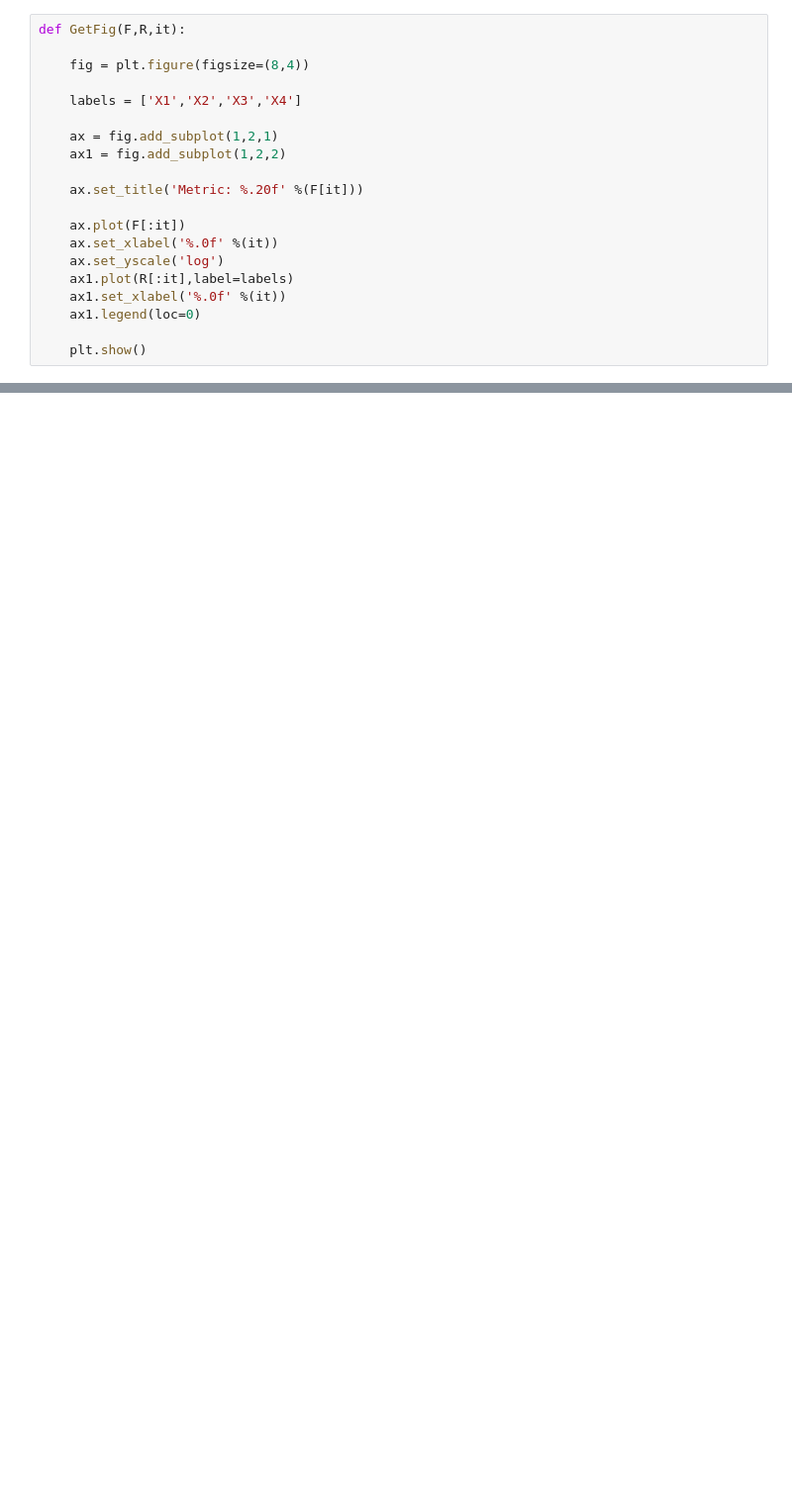
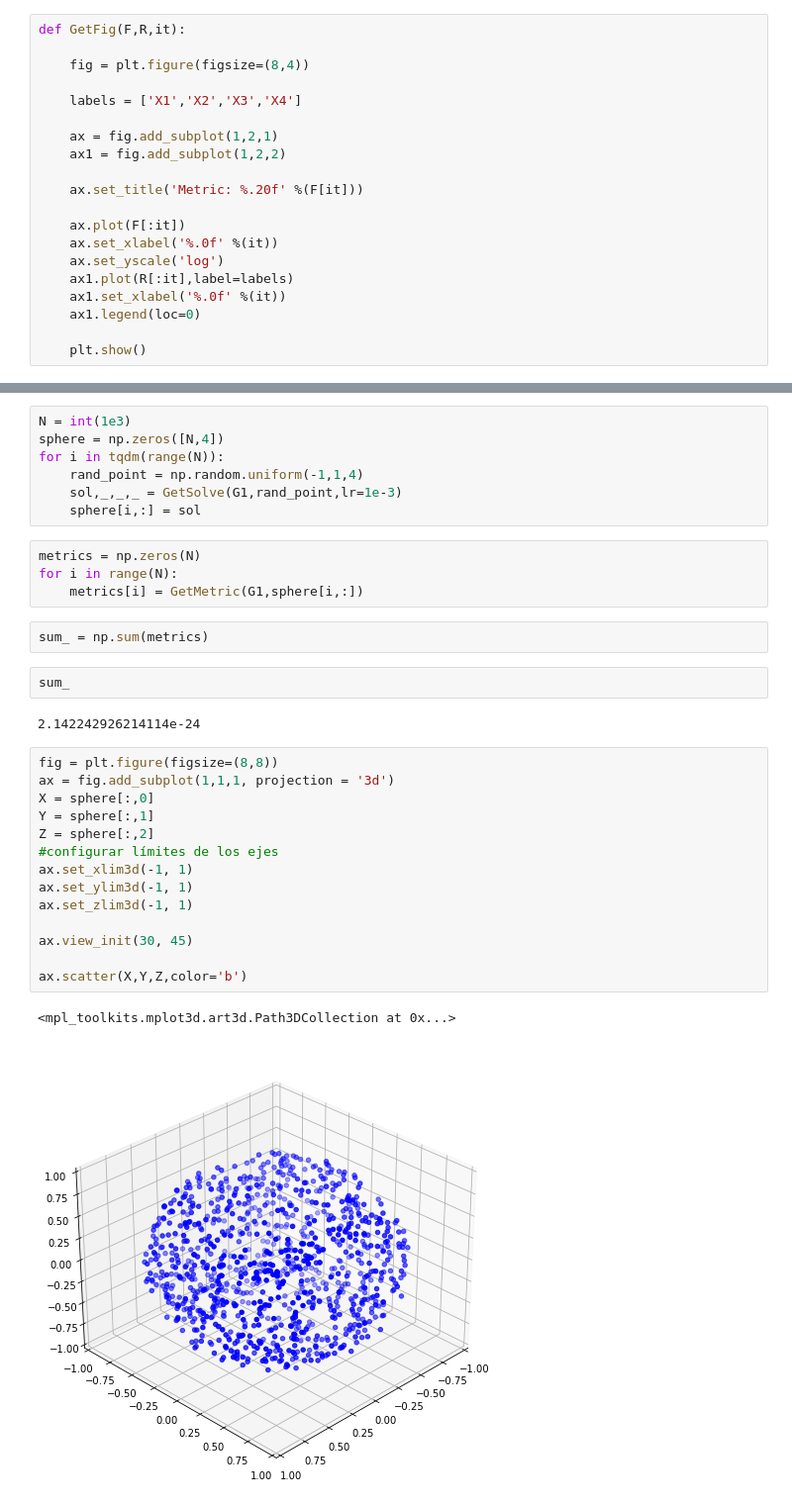
Before and after one commit to rodri82/Metodos1_SamuelMontoya_RodrigoRomero, a Jupyter notebook: Taller6/ALG Punto 7.ipynb, the cells around one changed output, grey strips where cells are left out. Shown at 99% size. Cells and saved outputs as stored; diff of their text form; blank space fills up the shorter version.

```diff
--- a/Taller6/ALG Punto 7.ipynb
+++ b/Taller6/ALG Punto 7.ipynb
@@ -118,0 +129,34 @@ xsol
+# %%
+N = int(1e3)
+sphere = np.zeros([N,4])
+for i in tqdm(range(N)):
+    rand_point = np.random.uniform(-1,1,4)
+    sol,_,_,_ = GetSolve(G1,rand_point,lr=1e-3)
+    sphere[i,:] = sol
+# %%
+metrics = np.zeros(N)
+for i in range(N):
+    metrics[i] = GetMetric(G1,sphere[i,:])
+# %%
+sum_ = np.sum(metrics)
+# %%
+sum_
+# %% [output]
+2.142242926214114e-24
+# %%
+fig = plt.figure(figsize=(8,8))
+ax = fig.add_subplot(1,1,1, projection = '3d')
+X = sphere[:,0]
+Y = sphere[:,1]
+Z = sphere[:,2]
+#configurar límites de los ejes
+ax.set_xlim3d(-1, 1)
+ax.set_ylim3d(-1, 1)
+ax.set_zlim3d(-1, 1)
+
+ax.view_init(30, 45)
+
+ax.scatter(X,Y,Z,color='b')
+# %% [output]
+<mpl_toolkits.mplot3d.art3d.Path3DCollection at 0x...>
+[figure, added]
```
Also changed, not shown: parts of 10 cells of this notebook.
